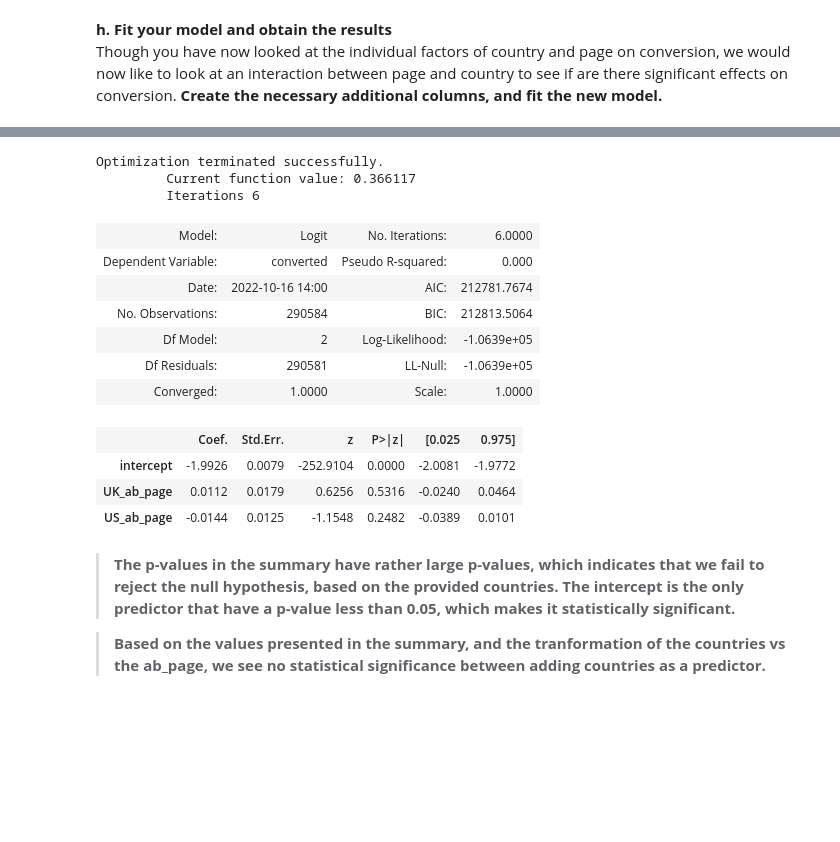
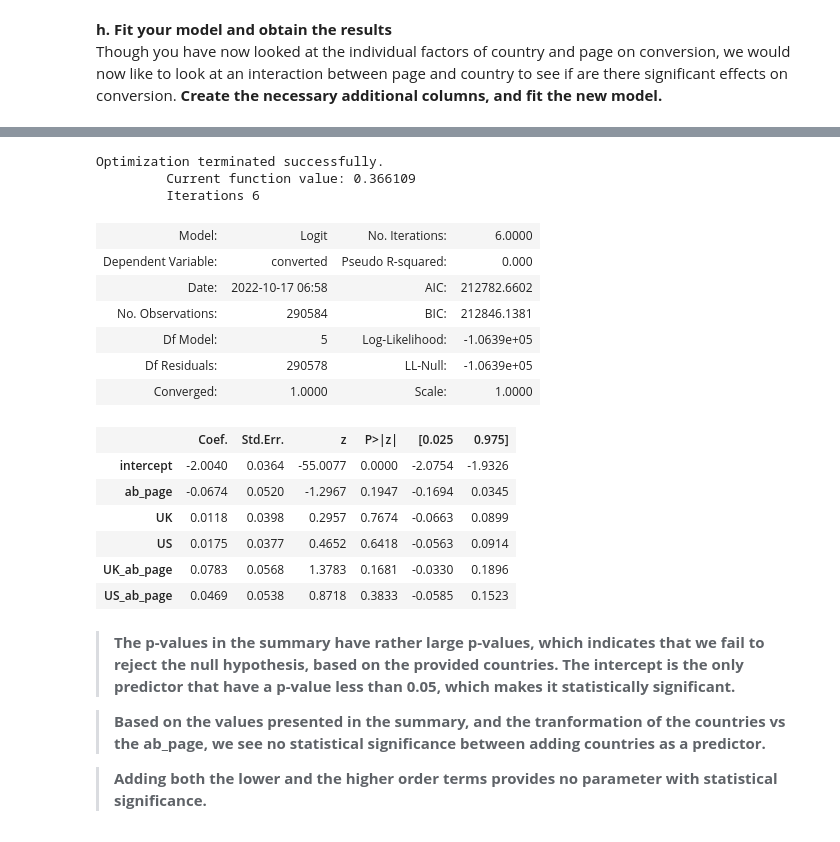
Before and after one commit to matjoh98/Udacity, a Jupyter notebook: Projects/Project 3/Analyze_ab_test_results_notebook.ipynb, the cells around one changed output, grey strips where cells are left out. Cells and saved outputs as stored; diff of their text form; code cells hidden in the pictures; blank space fills up the shorter version.

```diff
--- a/Projects/Project 3/Analyze_ab_test_results_notebook.ipynb
+++ b/Projects/Project 3/Analyze_ab_test_results_notebook.ipynb
@@ -340,11 +340,3 @@ Re-create `new_page_converted` and `old_page_converted` and find the $(p{'}_{new
 
 <br>
 Store all  $(p{'}_{new}$ - $p{'}_{old})$  values in a NumPy array called `p_diffs`.
-# %%
-# Sampling distribution
-p_diffs = []
-for i in range(10000):
-    old_page_converted = np.random.choice([0,1],n_old, p=(p_old_conv,1-p_old_conv))
-    new_page_converted = np.random.choice([0,1],n_new, p=(p_new_conv,1-p_new_conv))
-    p_diffs.append(new_page_converted.mean() - old_page_converted.mean())
-p_diffs = np.array(p_diffs)
@@ -609,24 +609,29 @@ df_merged.head(3)
 | 2 | 822059 | UK | 2017-01-16 14:04:14.719771 | treatment | new_page | 1 | 1 | 1 | 1 | 0 | ... |
 # %%
 # Use only the new variable and the baseline.
-log_reg = sm.Logit(df_merged["converted"],df_merged[["intercept","UK_ab_page","US_ab_page"]]).fit()
+log_reg = sm.Logit(df_merged["converted"],df_merged[["intercept","ab_page","UK","US","UK_ab_page","US_ab_page"]]).fit()
 log_reg.summary2()
 # %% [output]
 Optimization terminated successfully.
-         Current function value: 0.366117
+         Current function value: 0.366109
          Iterations 6
 | Model: | Logit | No. Iterations: | 6.0000 |
 | Dependent Variable: | converted | Pseudo R-squared: | 0.000 |
-| Date: | 2022-10-16 14:00 | AIC: | 212781.7674 |
-| No. Observations: | 290584 | BIC: | 212813.5064 |
-| Df Model: | 2 | Log-Likelihood: | -1.0639e+05 |
-| Df Residuals: | 290581 | LL-Null: | -1.0639e+05 |
+| Date: | 2022-10-17 06:58 | AIC: | 212782.6602 |
+| No. Observations: | 290584 | BIC: | 212846.1381 |
+| Df Model: | 5 | Log-Likelihood: | -1.0639e+05 |
+| Df Residuals: | 290578 | LL-Null: | -1.0639e+05 |
 | Converged: | 1.0000 | Scale: | 1.0000 |
 |  | Coef. | Std.Err. | z | P>|z| | [0.025 | 0.975] |
-| intercept | -1.9926 | 0.0079 | -252.9104 | 0.0000 | -2.0081 | -1.9772 |
-| UK_ab_page | 0.0112 | 0.0179 | 0.6256 | 0.5316 | -0.0240 | 0.0464 |
-| US_ab_page | -0.0144 | 0.0125 | -1.1548 | 0.2482 | -0.0389 | 0.0101 |
+| intercept | -2.0040 | 0.0364 | -55.0077 | 0.0000 | -2.0754 | -1.9326 |
+| ab_page | -0.0674 | 0.0520 | -1.2967 | 0.1947 | -0.1694 | 0.0345 |
+| UK | 0.0118 | 0.0398 | 0.2957 | 0.7674 | -0.0663 | 0.0899 |
+| US | 0.0175 | 0.0377 | 0.4652 | 0.6418 | -0.0563 | 0.0914 |
+| UK_ab_page | 0.0783 | 0.0568 | 1.3783 | 0.1681 | -0.0330 | 0.1896 |
+| US_ab_page | 0.0469 | 0.0538 | 0.8718 | 0.3833 | -0.0585 | 0.1523 |
 # %% [markdown]
 >**The p-values in the summary have rather large p-values, which indicates that we fail to reject the null hypothesis, based on the provided countries. The intercept is the only predictor that have a p-value less than 0.05, which makes it statistically significant.**
 
 > **Based on the values presented in the summary, and the tranformation of the countries vs the ab_page, we see no statistical significance between adding countries as a predictor.**
+
+> **Adding both the lower and the higher order terms provides no parameter with statistical significance.**
```
Also changed, not shown: parts of 12 cells of this notebook, 1 other file.
